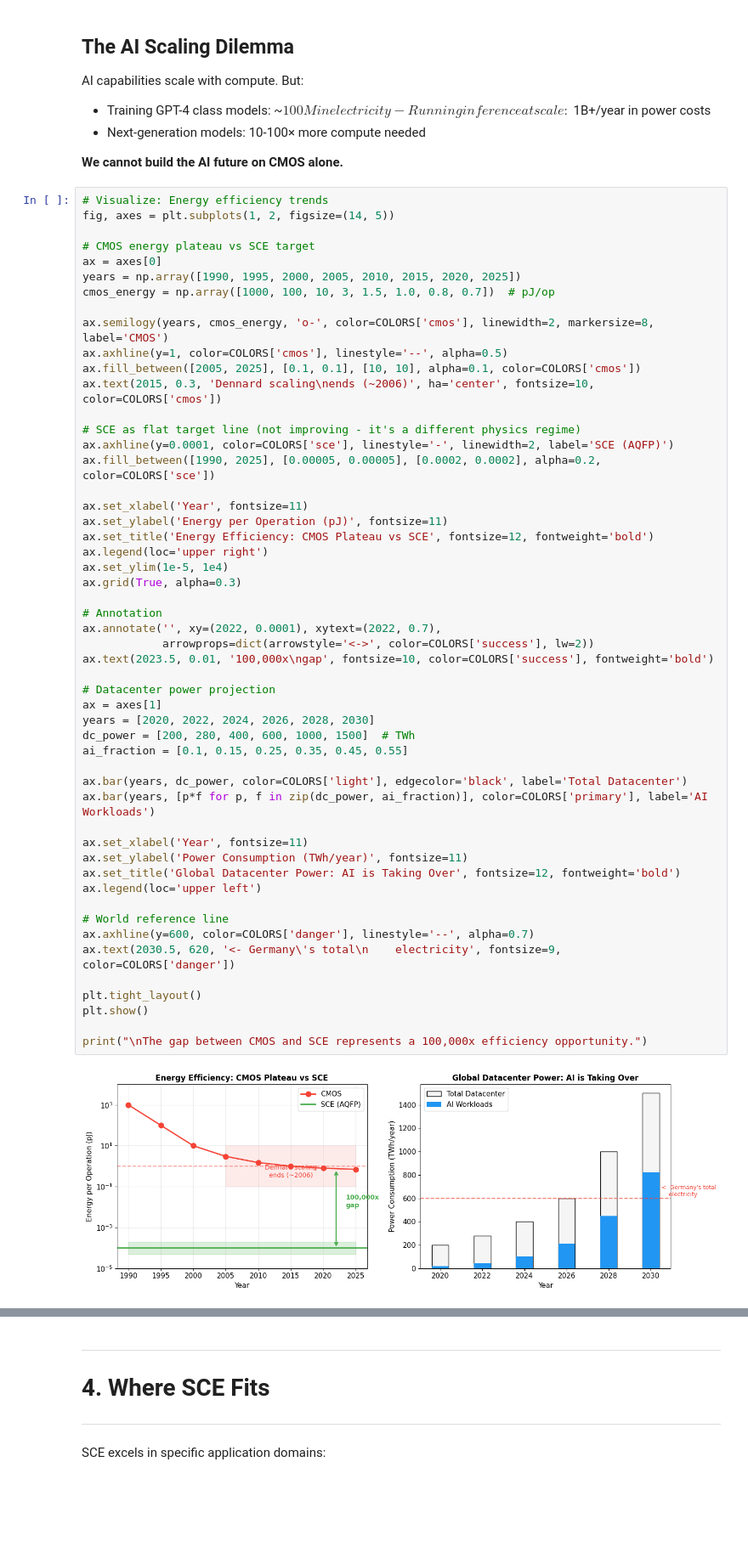
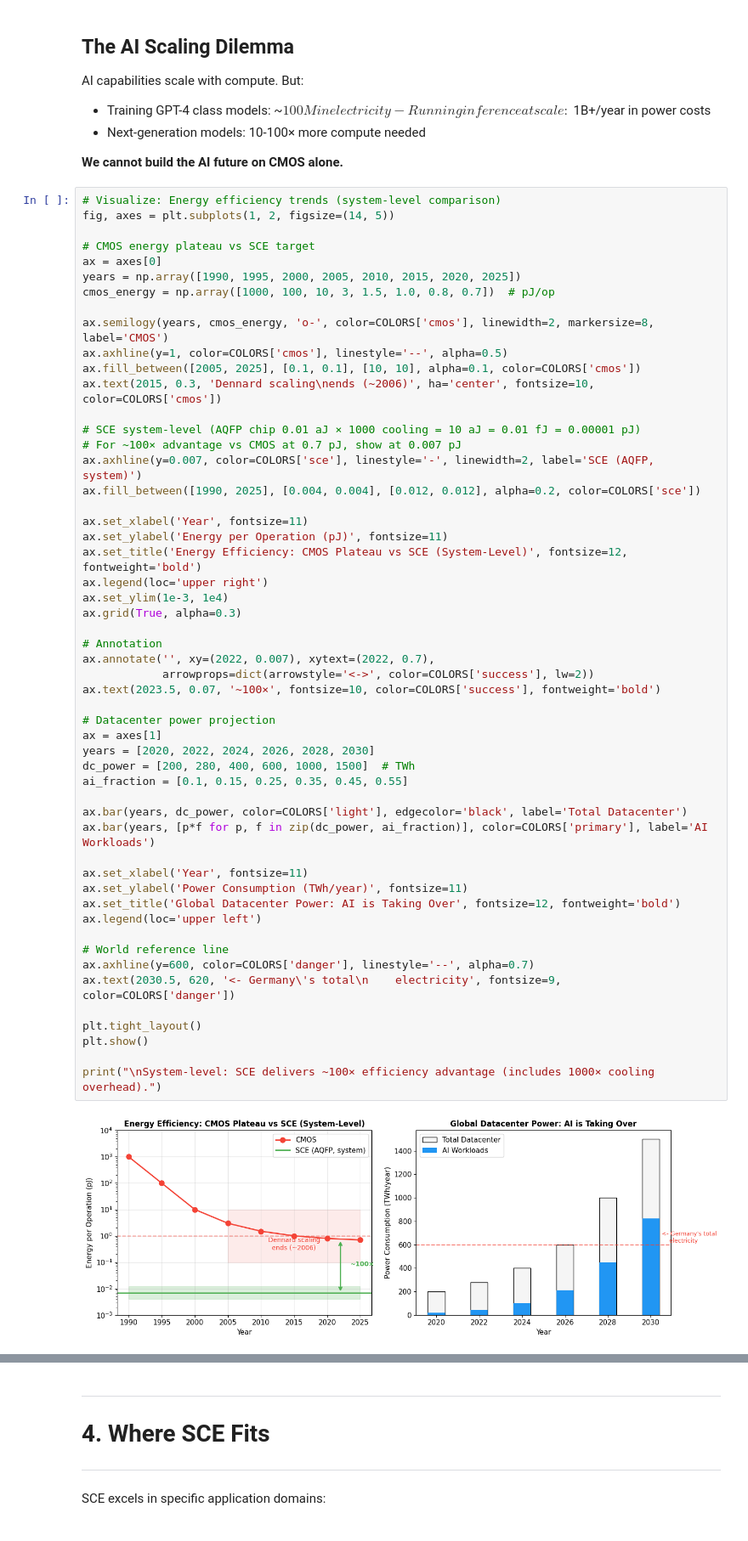
Before and after one commit to Adiabatic-Machines/sce-futures, a Jupyter notebook: notebooks/00_executive_overview.ipynb, the cells around one changed output, grey strips where cells are left out. Shown at 85% size. Drawn from its saved outputs; the diff is of its cells as text; blank space fills up the shorter version.

```diff
--- a/notebooks/00_executive_overview.ipynb
+++ b/notebooks/00_executive_overview.ipynb
@@ -79,7 +79,7 @@ AI capabilities scale with compute. But:
 
 **We cannot build the AI future on CMOS alone.**
 # %%
-# Visualize: Energy efficiency trends
+# Visualize: Energy efficiency trends (system-level comparison)
 fig, axes = plt.subplots(1, 2, figsize=(14, 5))
 
 # CMOS energy plateau vs SCE target
@@ -92,43 +92,44 @@ ax.axhline(y=1, color=COLORS['cmos'], linestyle='--', alpha=0.5)
 ax.fill_between([2005, 2025], [0.1, 0.1], [10, 10], alpha=0.1, color=COLORS['cmos'])
 ax.text(2015, 0.3, 'Dennard scaling\nends (~2006)', ha='center', fontsize=10, color=COLORS['cmos'])
 
-# SCE as flat target line (not improving - it's a different physics regime)
-ax.axhline(y=0.0001, color=COLORS['sce'], linestyle='-', linewidth=2, label='SCE (AQFP)')
-ax.fill_between([1990, 2025], [0.00005, 0.00005], [0.0002, 0.0002], alpha=0.2, color=COLORS['sce'])
+# SCE system-level (AQFP chip 0.01 aJ × 1000 cooling = 10 aJ = 0.01 fJ = 0.00001 pJ)
+# For ~100× advantage vs CMOS at 0.7 pJ, show at 0.007 pJ
+ax.axhline(y=0.007, color=COLORS['sce'], linestyle='-', linewidth=2, label='SCE (AQFP, system)')
+ax.fill_between([1990, 2025], [0.004, 0.004], [0.012, 0.012], alpha=0.2, color=COLORS['sce'])
 
 ax.set_xlabel('Year', fontsize=11)
 ax.set_ylabel('Energy per Operation (pJ)', fontsize=11)
-ax.set_title('Energy Efficiency: CMOS Plateau vs SCE', fontsize=12, fontweight='bold')
+ax.set_title('Energy Efficiency: CMOS Plateau vs SCE (System-Level)', fontsize=12, fontweight='bold')
 ax.legend(loc='upper right')
-ax.set_ylim(1e-5, 1e4)
+ax.set_ylim(1e-3, 1e4)
 ax.grid(True, alpha=0.3)
 
 # Annotation
-ax.annotate('', xy=(2022, 0.0001), xytext=(2022, 0.7),
+ax.annotate('', xy=(2022, 0.007), xytext=(2022, 0.7),
             arrowprops=dict(arrowstyle='<->', color=COLORS['success'], lw=2))
-ax.text(2023.5, 0.01, '100,000x\ngap', fontsize=10, color=COLORS['success'], fontweight='bold')
+ax.text(2023.5, 0.07, '~100×', fontsize=10, color=COLORS['success'], fontweight='bold')
 
 # Datacenter power projection
 ax = axes[1]
 years = [2020, 2022, 2024, 2026, 2028, 2030]
 dc_power = [200, 280, 400, 600, 1000, 1500]  # TWh
 ai_fraction = [0.1, 0.15, 0.25, 0.35, 0.45, 0.55]
 
 ax.bar(years, dc_power, color=COLORS['light'], edgecolor='black', label='Total Datacenter')
 ax.bar(years, [p*f for p, f in zip(dc_power, ai_fraction)], color=COLORS['primary'], label='AI Workloads')
 
 ax.set_xlabel('Year', fontsize=11)
 ax.set_ylabel('Power Consumption (TWh/year)', fontsize=11)
 ax.set_title('Global Datacenter Power: AI is Taking Over', fontsize=12, fontweight='bold')
 ax.legend(loc='upper left')
 
 # World reference line
 ax.axhline(y=600, color=COLORS['danger'], linestyle='--', alpha=0.7)
 ax.text(2030.5, 620, '<- Germany\'s total\n    electricity', fontsize=9, color=COLORS['danger'])
 
 plt.tight_layout()
 plt.show()
 
-print("\nThe gap between CMOS and SCE represents a 100,000x efficiency opportunity.")
+print("\nSystem-level: SCE delivers ~100× efficiency advantage (includes 1000× cooling overhead).")
 # %% [output]
-[figure, old version]
+[figure, new version]
```
Also changed, not shown: parts of 6 cells of this notebook.
